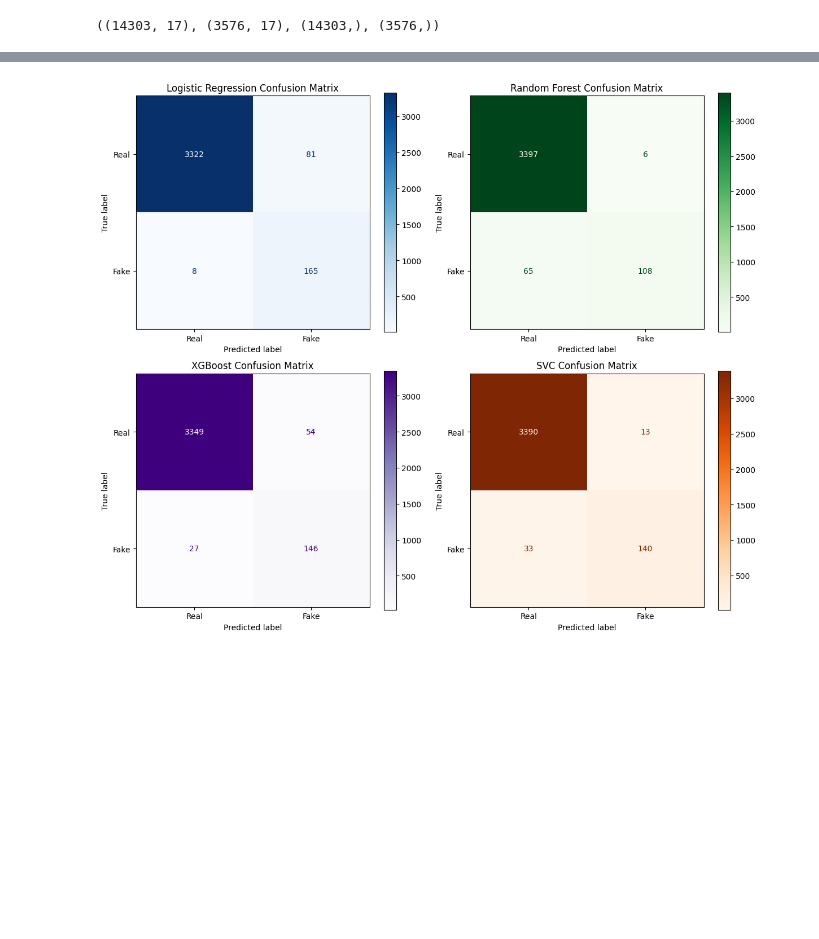
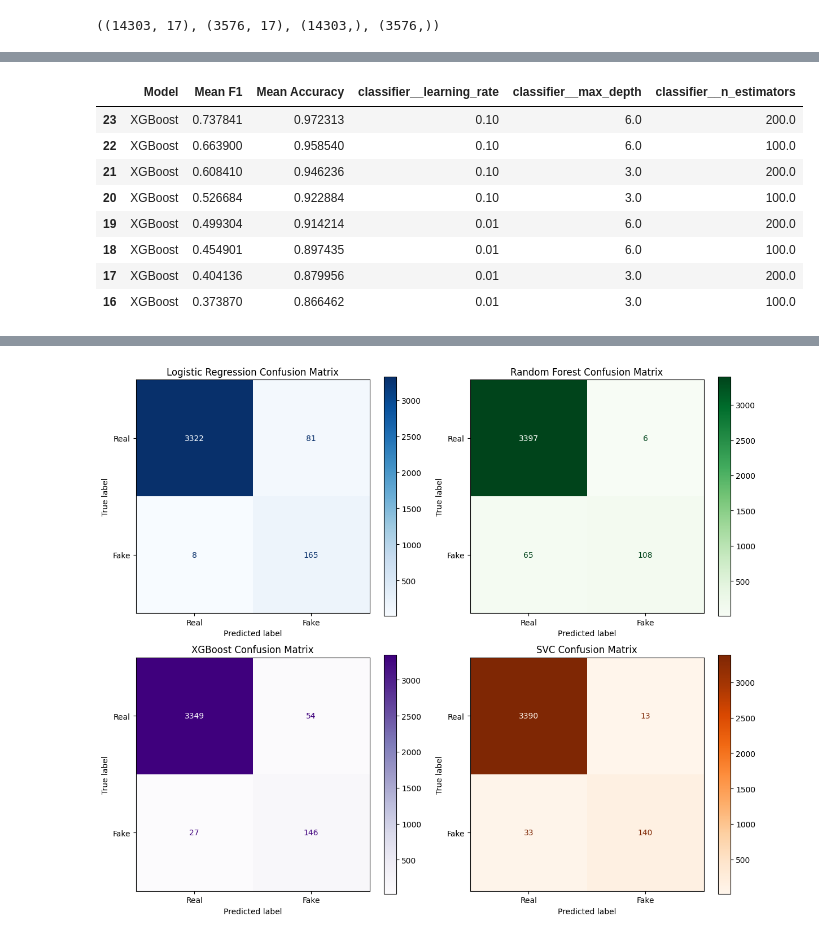
Before and after one commit to Asad-Tariq/cogs209-scientific-data-analysis-statistical-learning, a Jupyter notebook: mini-project-1/detecting-fake-jobs.ipynb, the cells around one changed output, grey strips where cells are left out. Cells and saved outputs as stored; diff of their text form; code cells hidden in the pictures; blank space fills up the shorter version.

```diff
--- a/mini-project-1/detecting-fake-jobs.ipynb
+++ b/mini-project-1/detecting-fake-jobs.ipynb
@@ -178,0 +245,12 @@ Best parameters for SVC: {'classifier__C': 10}
+# %%
+xgb_results_expanded
+# %% [output]
+|  | Model | Mean F1 | Mean Accuracy | classifier__learning_rate | classifier__max_depth | classifier__n_estimators |
+| 23 | XGBoost | 0.737841 | 0.972313 | 0.10 | 6.0 | 200.0 |
+| 22 | XGBoost | 0.663900 | 0.958540 | 0.10 | 6.0 | 100.0 |
+| 21 | XGBoost | 0.608410 | 0.946236 | 0.10 | 3.0 | 200.0 |
+| 20 | XGBoost | 0.526684 | 0.922884 | 0.10 | 3.0 | 100.0 |
+| 19 | XGBoost | 0.499304 | 0.914214 | 0.01 | 6.0 | 200.0 |
+| 18 | XGBoost | 0.454901 | 0.897435 | 0.01 | 6.0 | 100.0 |
+| 17 | XGBoost | 0.404136 | 0.879956 | 0.01 | 3.0 | 200.0 |
+| 16 | XGBoost | 0.373870 | 0.866462 | 0.01 | 3.0 | 100.0 |
```
Also changed, not shown: parts of 14 cells of this notebook.
